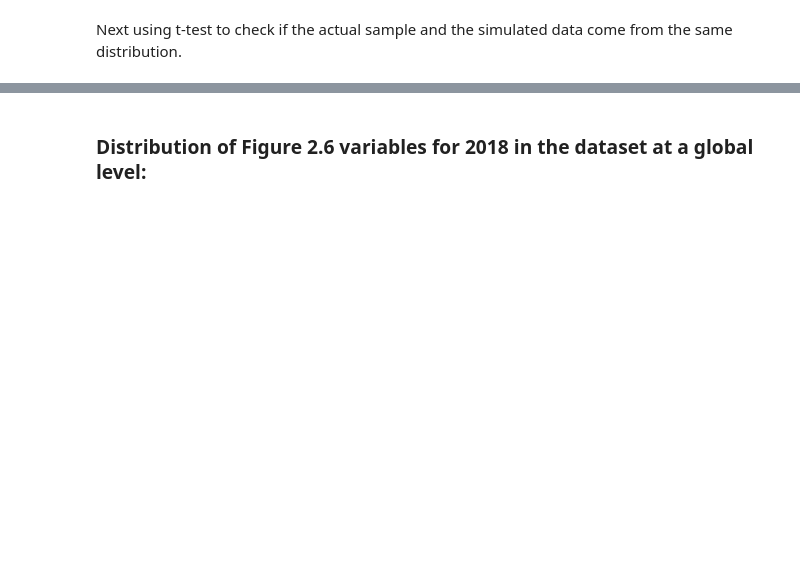
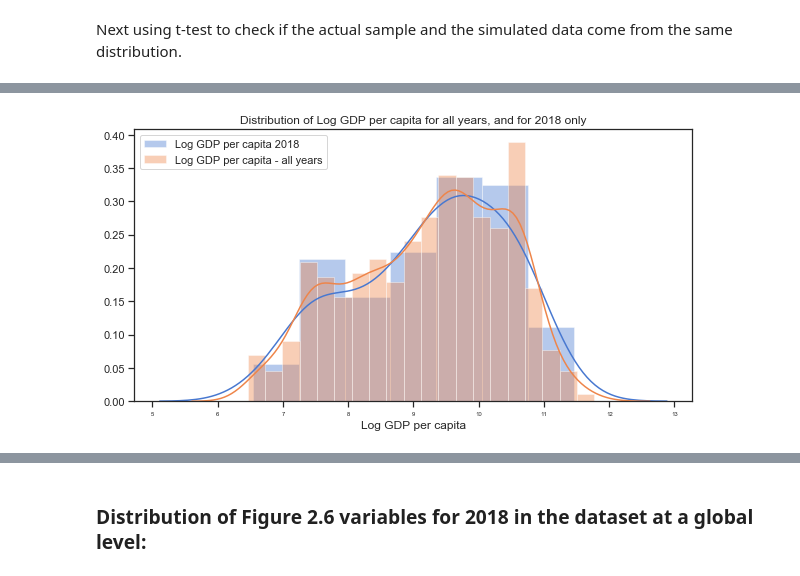
Before and after one commit to angela1C/Programming-for-Data-Analysis-Simulation-Project-2019, a Jupyter notebook: HappySimulate.ipynb, the cells around one changed output, grey strips where cells are left out. Cells and saved outputs as stored; diff of their text form; code cells hidden in the pictures; blank space fills up the shorter version.

```diff
--- a/HappySimulate.ipynb
+++ b/HappySimulate.ipynb
@@ -1659,7 +1659,0 @@ The boxplots below show that the median values fall into roughly 3 groups by reg
-# %%
-plt.rcParams["figure.figsize"] = (10,5)
-plt.rcParams["xtick.labelsize"] = 6
-sns.boxplot(y="Region", x="Log GDP per capita", data=dfh);
-plt.title("Distribution of Log GDP per capita in 2018")
-plt.tight_layout()
-plt.show()
@@ -1742,0 +1672,9 @@ df.describe()
+# %%
+# plot the distribution of log gdp per capita for 2018
+sns.distplot(dfh['Log GDP per capita'].dropna(), label="Log GDP per capita 2018")
+# plot the distribution of Log GDP per capita based on all years available in the extended dataset
+sns.distplot(df['Log GDP per capita'].dropna(), label="Log GDP per capita - all years", bins=20)
+plt.title("Distribution of Log GDP per capita for all years, and for 2018 only")
+plt.legend();
+# %% [output]
+[figure, added]
```
Also changed, not shown: parts of 109 cells of this notebook.
